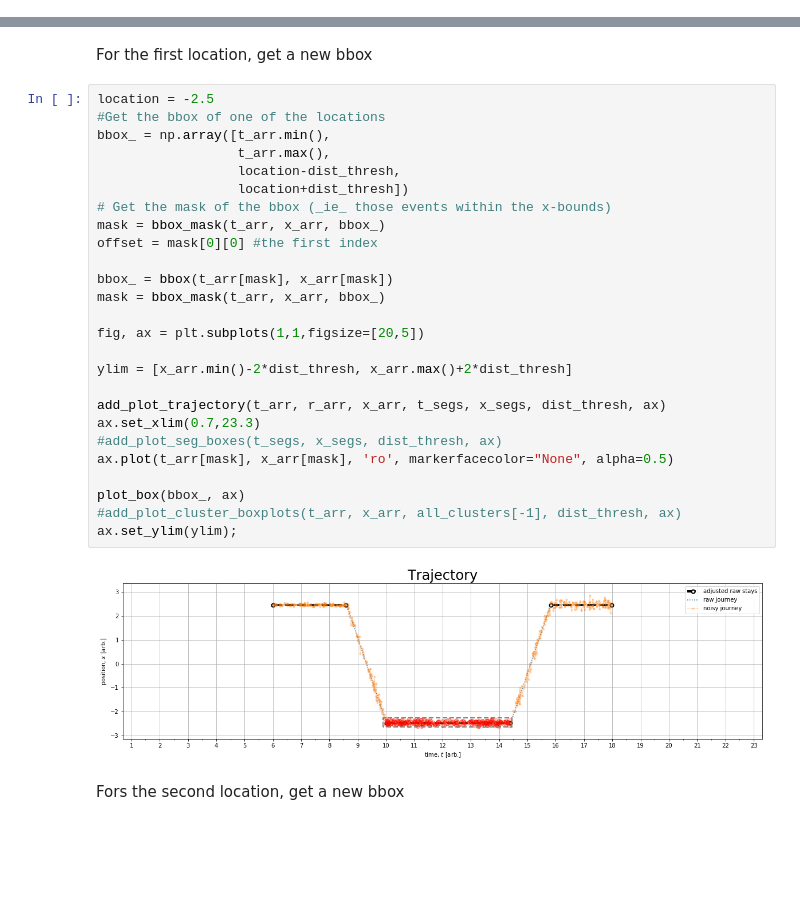
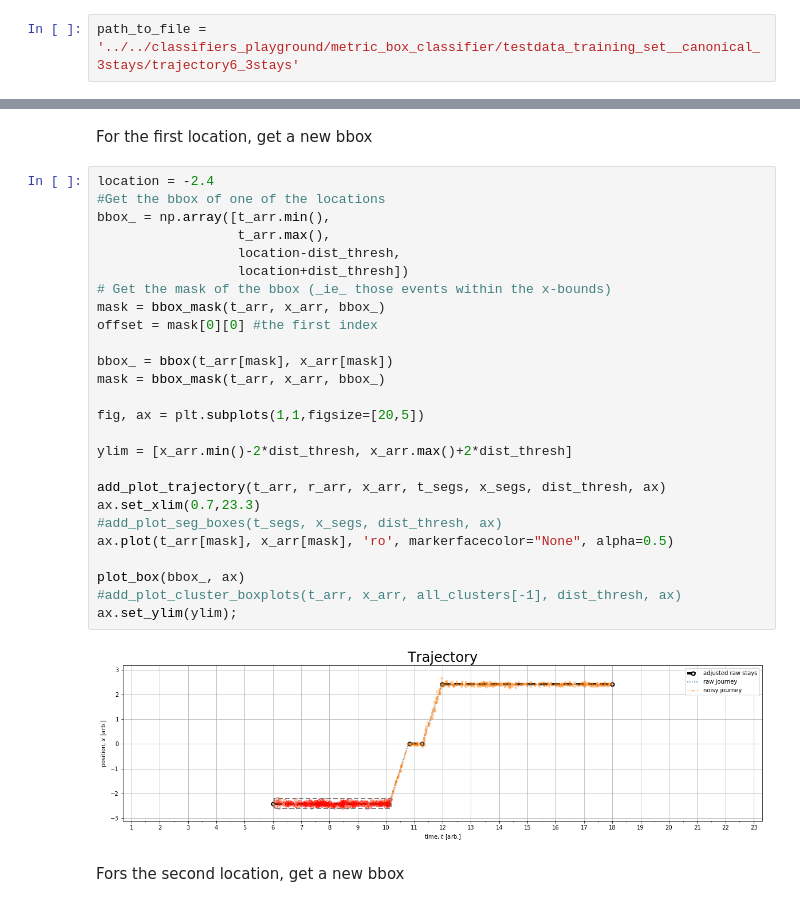
Before and after one commit to m-salewski/stay_classification, a Jupyter notebook: notebooks/classifiers_playground/bounding_box_classifier/classifier_1D__bounding_box_poc.ipynb, the cells around one changed output, grey strips where cells are left out. Saved outputs shown, nothing was run; the diff lists cells and outputs as text; blank space fills up the shorter version.

```diff
--- a/notebooks/classifiers_playground/bounding_box_classifier/classifier_1D__bounding_box_poc.ipynb
+++ b/notebooks/classifiers_playground/bounding_box_classifier/classifier_1D__bounding_box_poc.ipynb
@@ -45,6 +49,8 @@ trajectory_nr = 445 #488 #958 #445
 
 trajectory_tag = f"trajectory{trajectory_nr}_{stays_tag}stays"
 path_to_file =  data_dir + trajectory_tag
+# %%
+path_to_file = '../../classifiers_playground/metric_box_classifier/testdata_training_set__canonical_3stays/trajectory6_3stays'
 # %%
 t_arr, r_arr, x_arr, segments = get_pickle_trajectory(path_to_file)
 t_segs, x_segs = get_stay_segs(get_adjusted_stays(segments, t_arr))
@@ -211,33 +217,33 @@ ax.grid()
 # %% [markdown]
 For the first location, get a new bbox
 # %%
-location = -2.5
+location = -2.4
 #Get the bbox of one of the locations
 bbox_ = np.array([t_arr.min(),
                   t_arr.max(),
                   location-dist_thresh,
                   location+dist_thresh])
 # Get the mask of the bbox (_ie_ those events within the x-bounds)
 mask = bbox_mask(t_arr, x_arr, bbox_)
 offset = mask[0][0] #the first index
 
 bbox_ = bbox(t_arr[mask], x_arr[mask])
 mask = bbox_mask(t_arr, x_arr, bbox_)
 
 fig, ax = plt.subplots(1,1,figsize=[20,5])
 
 ylim = [x_arr.min()-2*dist_thresh, x_arr.max()+2*dist_thresh]
 
 add_plot_trajectory(t_arr, r_arr, x_arr, t_segs, x_segs, dist_thresh, ax)
 ax.set_xlim(0.7,23.3)
 #add_plot_seg_boxes(t_segs, x_segs, dist_thresh, ax)
 ax.plot(t_arr[mask], x_arr[mask], 'ro', markerfacecolor="None", alpha=0.5)
 
 plot_box(bbox_, ax)
 #add_plot_cluster_boxplots(t_arr, x_arr, all_clusters[-1], dist_thresh, ax)
 ax.set_ylim(ylim);
 # %% [output]
-[figure, old version]
+[figure, new version]
 # %% [markdown]
 Fors the second location, get a new bbox
 # %%
```
Also changed, not shown: parts of 11 cells of this notebook, 5 other files.
